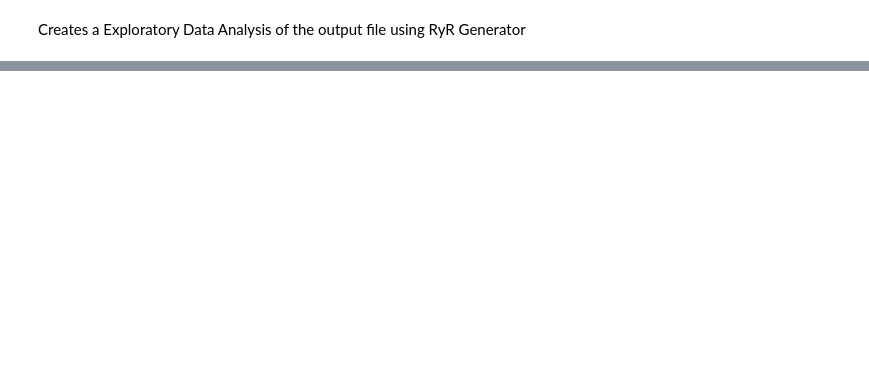
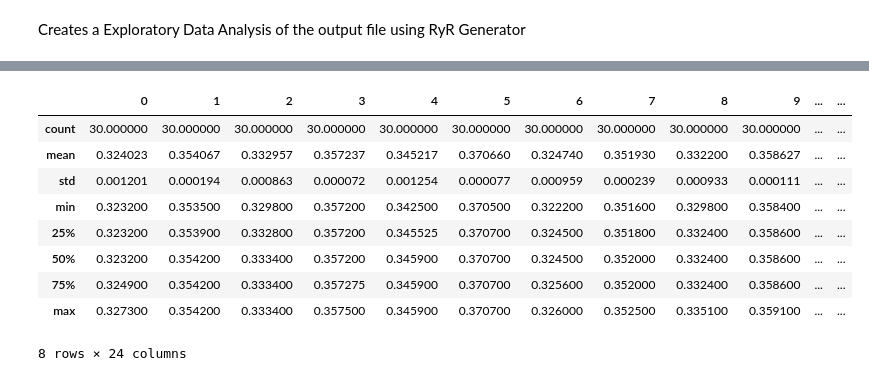
Before and after one commit to LucianoGP95/Python_Eiit_RyR, a Jupyter notebook: RyR_Analyser/notebooks/RyR_EDA.ipynb, the cells around one changed output, grey strips where cells are left out. Cells and saved outputs as stored; diff of their text form; code cells hidden in the pictures; blank space fills up the shorter version.

```diff
--- a/RyR_Analyser/notebooks/RyR_EDA.ipynb
+++ b/RyR_Analyser/notebooks/RyR_EDA.ipynb
@@ -68,0 +109,14 @@ Table measures retrieved succesfully.
+# %%
+resume = df.transpose().describe() #Transpose the df first due to describe() working in columns.
+df.transpose().describe() #This second call allows for a nicer output in jupiter.
+# %% [output]
+|  | 0 | 1 | 2 | 3 | 4 | 5 | 6 | 7 | 8 | 9 | ... | ... |
+| count | 30.000000 | 30.000000 | 30.000000 | 30.000000 | 30.000000 | 30.000000 | 30.000000 | 30.000000 | 30.000000 | 30.000000 | ... | ... |
+| mean | 0.324023 | 0.354067 | 0.332957 | 0.357237 | 0.345217 | 0.370660 | 0.324740 | 0.351930 | 0.332200 | 0.358627 | ... | ... |
+| std | 0.001201 | 0.000194 | 0.000863 | 0.000072 | 0.001254 | 0.000077 | 0.000959 | 0.000239 | 0.000933 | 0.000111 | ... | ... |
+| min | 0.323200 | 0.353500 | 0.329800 | 0.357200 | 0.342500 | 0.370500 | 0.322200 | 0.351600 | 0.329800 | 0.358400 | ... | ... |
+| 25% | 0.323200 | 0.353900 | 0.332800 | 0.357200 | 0.345525 | 0.370700 | 0.324500 | 0.351800 | 0.332400 | 0.358600 | ... | ... |
+| 50% | 0.323200 | 0.354200 | 0.333400 | 0.357200 | 0.345900 | 0.370700 | 0.324500 | 0.352000 | 0.332400 | 0.358600 | ... | ... |
+| 75% | 0.324900 | 0.354200 | 0.333400 | 0.357275 | 0.345900 | 0.370700 | 0.325600 | 0.352000 | 0.332400 | 0.358600 | ... | ... |
+| max | 0.327300 | 0.354200 | 0.333400 | 0.357500 | 0.345900 | 0.370700 | 0.326000 | 0.352500 | 0.335100 | 0.359100 | ... | ... |
+8 rows × 24 columns
```
Also changed, not shown: parts of 5 cells of this notebook, 8 other files.
